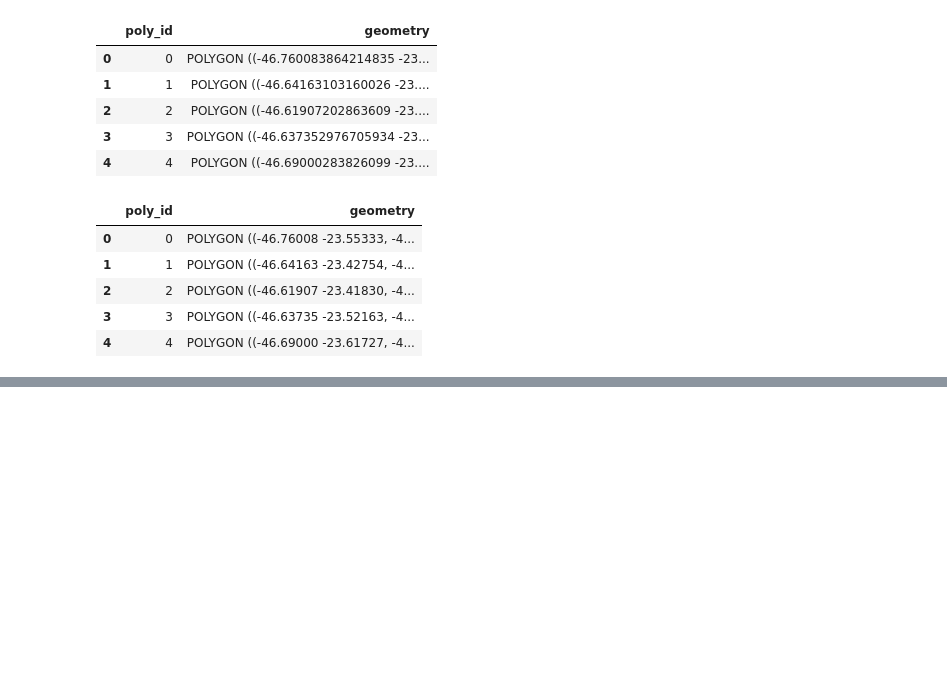
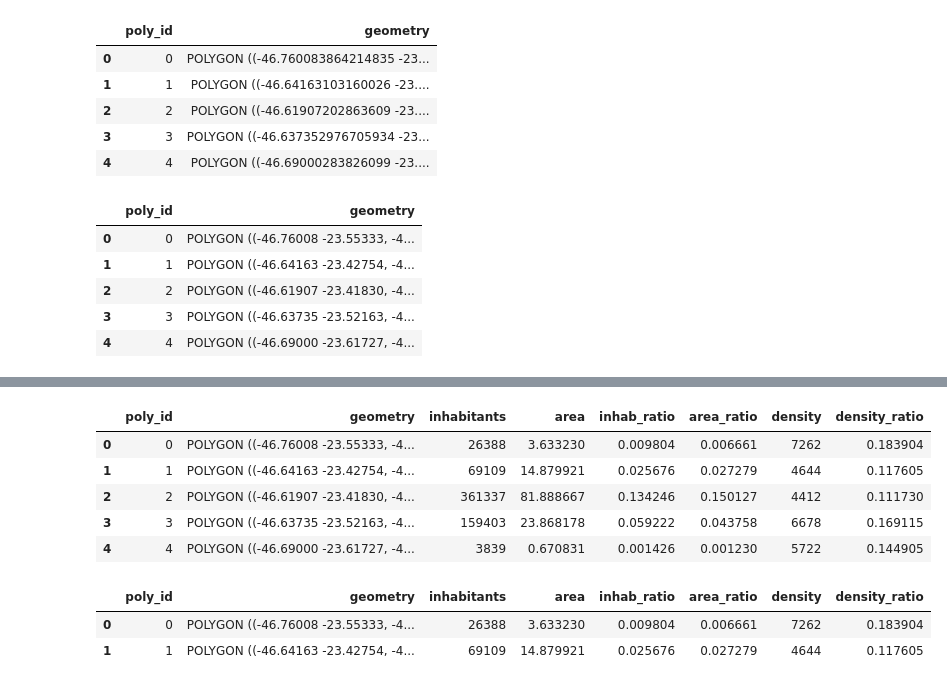
Before and after one commit to camillebobsin/gbfs, a Jupyter notebook: voronoi_diagram.ipynb, the cells around one changed output, grey strips where cells are left out. Saved outputs shown, nothing was run; the diff lists cells and outputs as text; code cells hidden in the pictures; blank space fills up the shorter version.

```diff
--- a/voronoi_diagram.ipynb
+++ b/voronoi_diagram.ipynb
@@ -255,0 +259,2 @@ m1.save('InhabitantsByVoronoiMap.html')
+# %%
+voron = voron.to_crs({'init': 'epsg:4326'})
@@ -255,0 +295,6 @@ m1.save('InhabitantsByVoronoiMap.html')
+# %%
+# Creating the area ratio
+max = voron['area'].max()
+
+voron['area_ratio'] = voron['area'] / max
+voron.head(2)
@@ -255,0 +322,22 @@ m1.save('InhabitantsByVoronoiMap.html')
+# %%
+# Population density
+voron['density'] = voron['inhabitants'] / voron['area']
+voron['density'] = voron['density'].astype(int)
+voron.head()
+# %% [output]
+|  | poly_id | geometry | inhabitants | area | inhab_ratio | area_ratio | density | density_ratio |
+| 0 | 0 | POLYGON ((-46.76008 -23.55333, -4... | 26388 | 3.633230 | 0.009804 | 0.006661 | 7262 | 0.183904 |
+| 1 | 1 | POLYGON ((-46.64163 -23.42754, -4... | 69109 | 14.879921 | 0.025676 | 0.027279 | 4644 | 0.117605 |
+| 2 | 2 | POLYGON ((-46.61907 -23.41830, -4... | 361337 | 81.888667 | 0.134246 | 0.150127 | 4412 | 0.111730 |
+| 3 | 3 | POLYGON ((-46.63735 -23.52163, -4... | 159403 | 23.868178 | 0.059222 | 0.043758 | 6678 | 0.169115 |
+| 4 | 4 | POLYGON ((-46.69000 -23.61727, -4... | 3839 | 0.670831 | 0.001426 | 0.001230 | 5722 | 0.144905 |
+# %%
+# Creating the density ratio
+max = voron['density'].max()
+
+voron['density_ratio'] = voron['density'] / max
+voron.head(2)
+# %% [output]
+|  | poly_id | geometry | inhabitants | area | inhab_ratio | area_ratio | density | density_ratio |
+| 0 | 0 | POLYGON ((-46.76008 -23.55333, -4... | 26388 | 3.633230 | 0.009804 | 0.006661 | 7262 | 0.183904 |
+| 1 | 1 | POLYGON ((-46.64163 -23.42754, -4... | 69109 | 14.879921 | 0.025676 | 0.027279 | 4644 | 0.117605 |
```
Also changed, not shown: parts of 20 cells of this notebook.
